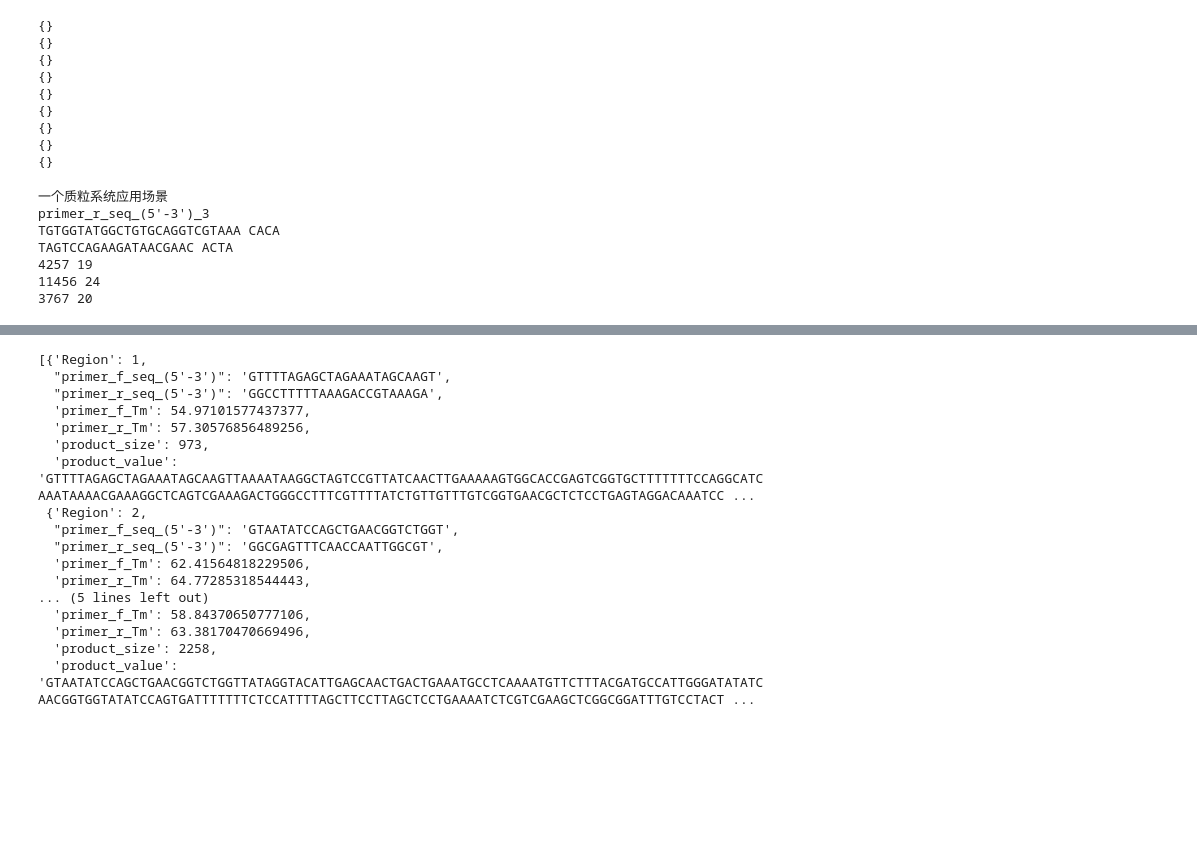
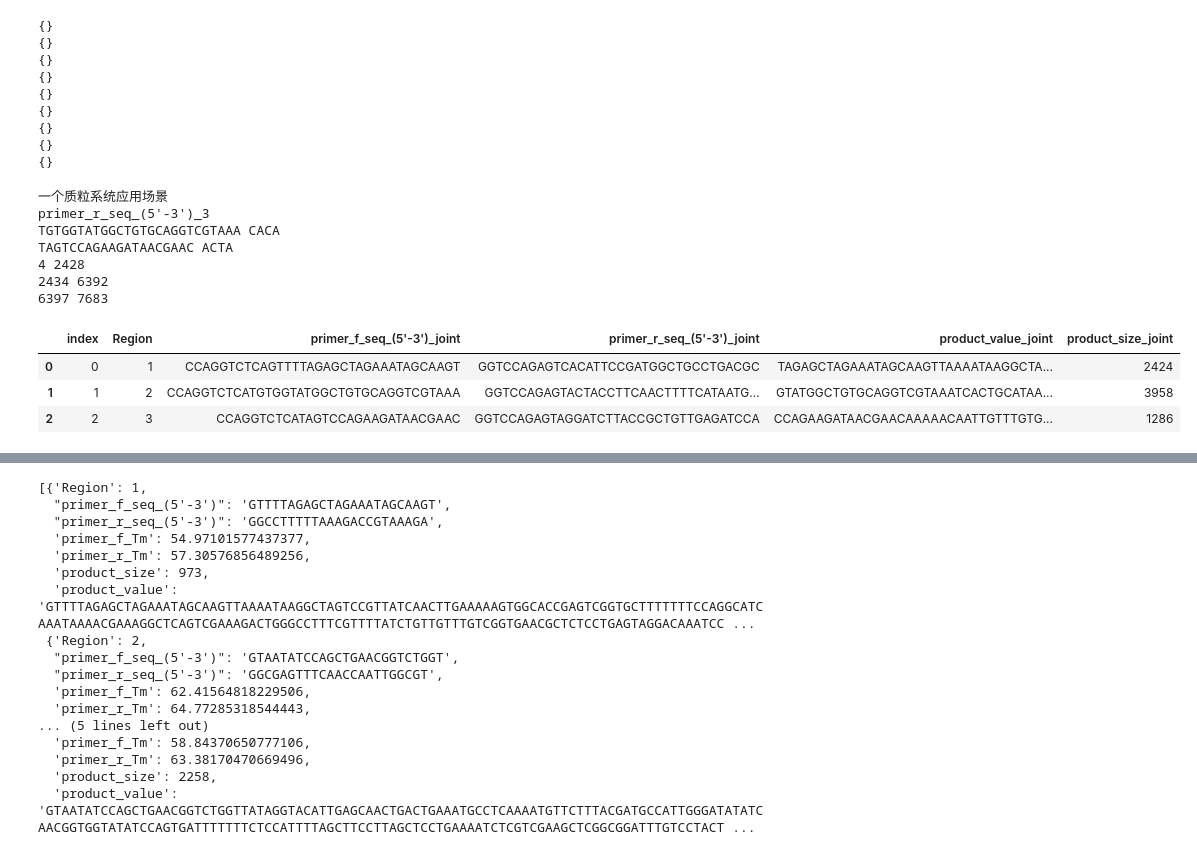
Before and after one commit to editSeqDesign/primer_desgin, a Jupyter notebook: two_plasmid_system_test.ipynb, the cells around one changed output, grey strips where cells are left out. Cells and saved outputs as stored; diff of their text form; code cells hidden in the pictures; blank space fills up the shorter version.

```diff
--- a/two_plasmid_system_test.ipynb
+++ b/two_plasmid_system_test.ipynb
@@ -422,10 +422,7 @@ def one_plasmid_system_design_by_user_primer(primer_json,primer_position_json,gb
                                                          primer_position_json,
                                                          gb_path,
                                                          plasmid_backbone,
-                                                         n_20_label,
-                                                         ccdb_label,
-                                                         promoter_terminator_label,
-                                                             plasmid_type='one')
+                                                         plasmid_type='one')
     #给引物加接头
     plasmid_primer_joint_df = p_d_seq.add_joint_plasmid_primer(enzyme_df,enzyme_name,
                                                                  primer_dict_df,
@@ -438,7 +435,7 @@ def one_plasmid_system_design_by_user_primer(primer_json,primer_position_json,gb
     plasmid_primer_df.reset_index(drop=True, inplace=True)
 
     #给引物加产物
-    plasmid_primer_df = p_d_seq.add_product_and_size(gb_path, plasmid_primer_df, enzyme_df,enzyme_name)
+    plasmid_primer_df = p_d_seq.add_product_and_size(gb_path, plasmid_primer_df, enzyme_df,enzyme_name,seq=plasmid_backbone)
 
     return plasmid_primer_df
 # %%
@@ -446,6 +443,7 @@ def one_plasmid_system_design_by_user_primer(primer_json,primer_position_json,gb
 sgRNA_plasmid_backbone = promoter_terminator_down_terminator_seq
 sgRNA_primer_json = {'primer3':'TGTGGTATGGCTGTGCAGGTCGTAAA','primer5':"TAGTCCAGAAGATAACGAAC"}
 sgRNA_primer_position_json, sgRNA_failture_primer = p_d_seq.check_locate_primer(sgRNA_plasmid_backbone, sgRNA_primer_json)
+
 plasmid_primer_df = one_plasmid_system_design_by_user_primer(
                                          primer_json=sgRNA_primer_json,
                                          primer_position_json=sgRNA_primer_position_json,
@@ -461,6 +459,13 @@ plasmid_primer_df = one_plasmid_system_design_by_user_primer(
 primer_r_seq_(5'-3')_3
 TGTGGTATGGCTGTGCAGGTCGTAAA CACA
 TAGTCCAGAAGATAACGAAC ACTA
-4257 19
-11456 24
-3767 20
+4 2428
+2434 6392
+6397 7683
+# %%
+plasmid_primer_df
+# %% [output]
+|  | index | Region | primer_f_seq_(5'-3')_joint | primer_r_seq_(5'-3')_joint | product_value_joint | product_size_joint |
+| 0 | 0 | 1 | CCAGGTCTCAGTTTTAGAGCTAGAAATAGCAAGT | GGTCCAGAGTCACATTCCGATGGCTGCCTGACGC | TAGAGCTAGAAATAGCAAGTTAAAATAAGGCTA... | 2424 |
+| 1 | 1 | 2 | CCAGGTCTCATGTGGTATGGCTGTGCAGGTCGTAAA | GGTCCAGAGTACTACCTTCAACTTTTCATAATG... | GTATGGCTGTGCAGGTCGTAAATCACTGCATAA... | 3958 |
+| 2 | 2 | 3 | CCAGGTCTCATAGTCCAGAAGATAACGAAC | GGTCCAGAGTAGGATCTTACCGCTGTTGAGATCCA | CCAGAAGATAACGAACAAAAACAATTGTTTGTG... | 1286 |
```
Also changed, not shown: parts of 9 cells of this notebook, 2 other files.
